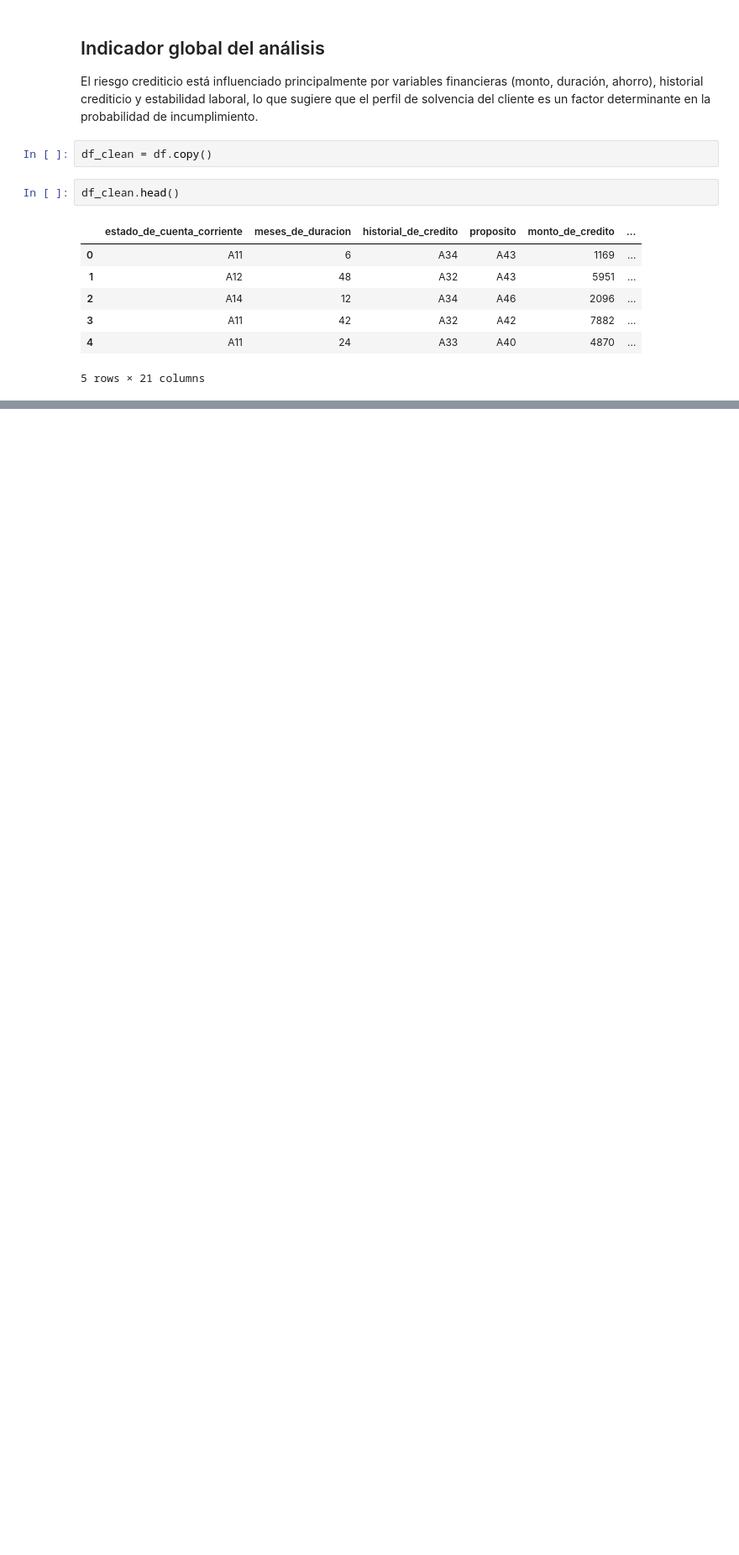
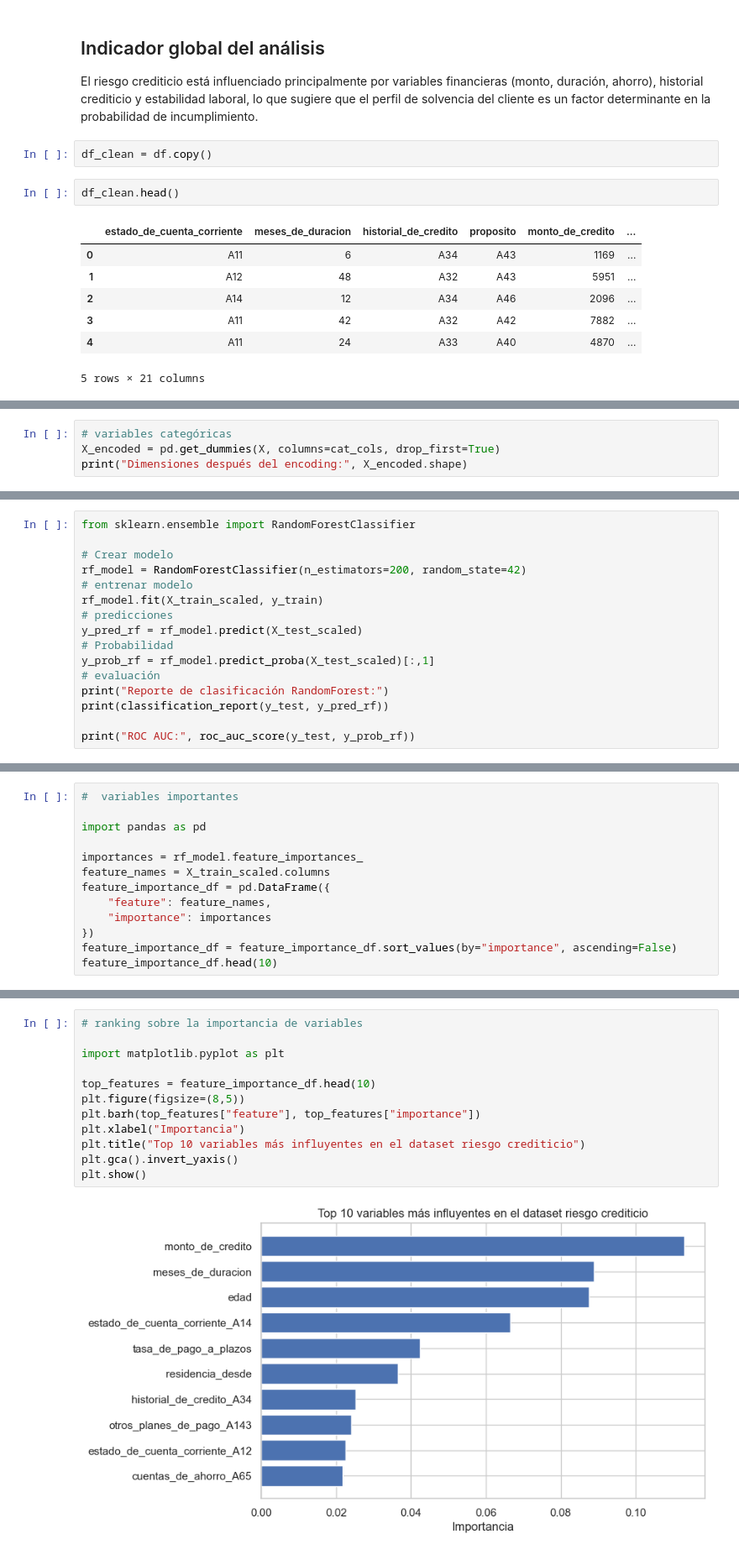
Before and after one commit to germanmz1/AnalisisRiesgoCrediticio, a Jupyter notebook: notebooks/01_eda_german_credit_risk.ipynb, the cells around one changed output, grey strips where cells are left out. Shown at 84% size. Saved outputs shown, nothing was run; the diff lists cells and outputs as text; blank space fills up the shorter version.

Commit message:
inicio de  fase final del proyecto Analisis de Riesgo Crediticio

```diff
--- a/notebooks/01_eda_german_credit_risk.ipynb
+++ b/notebooks/01_eda_german_credit_risk.ipynb
@@ -266,0 +297,4 @@ df_clean.head()
+# %%
+# variables categóricas
+X_encoded = pd.get_dummies(X, columns=cat_cols, drop_first=True)
+print("Dimensiones después del encoding:", X_encoded.shape)
@@ -266,0 +429,16 @@ df_clean.head()
+# %%
+from sklearn.ensemble import RandomForestClassifier
+
+# Crear modelo
+rf_model = RandomForestClassifier(n_estimators=200, random_state=42)
+# entrenar modelo
+rf_model.fit(X_train_scaled, y_train)
+# predicciones
+y_pred_rf = rf_model.predict(X_test_scaled)
+# Probabilidad
+y_prob_rf = rf_model.predict_proba(X_test_scaled)[:,1]
+# evaluación
+print("Reporte de clasificación RandomForest:")
+print(classification_report(y_test, y_pred_rf))
+
+print("ROC AUC:", roc_auc_score(y_test, y_prob_rf))
@@ -266,0 +469,13 @@ df_clean.head()
+# %%
+#  variables importantes
+
+import pandas as pd
+
+importances = rf_model.feature_importances_
+feature_names = X_train_scaled.columns
+feature_importance_df = pd.DataFrame({
+    "feature": feature_names,
+    "importance": importances
+})
+feature_importance_df = feature_importance_df.sort_values(by="importance", ascending=False)
+feature_importance_df.head(10)
@@ -266,0 +494,14 @@ df_clean.head()
+# %%
+# ranking sobre la importancia de variables
+
+import matplotlib.pyplot as plt
+
+top_features = feature_importance_df.head(10)
+plt.figure(figsize=(8,5))
+plt.barh(top_features["feature"], top_features["importance"])
+plt.xlabel("Importancia")
+plt.title("Top 10 variables más influyentes en el dataset riesgo crediticio")
+plt.gca().invert_yaxis()
+plt.show()
+# %% [output]
+[figure, added]
```
Also changed, not shown: parts of 22 cells of this notebook.
